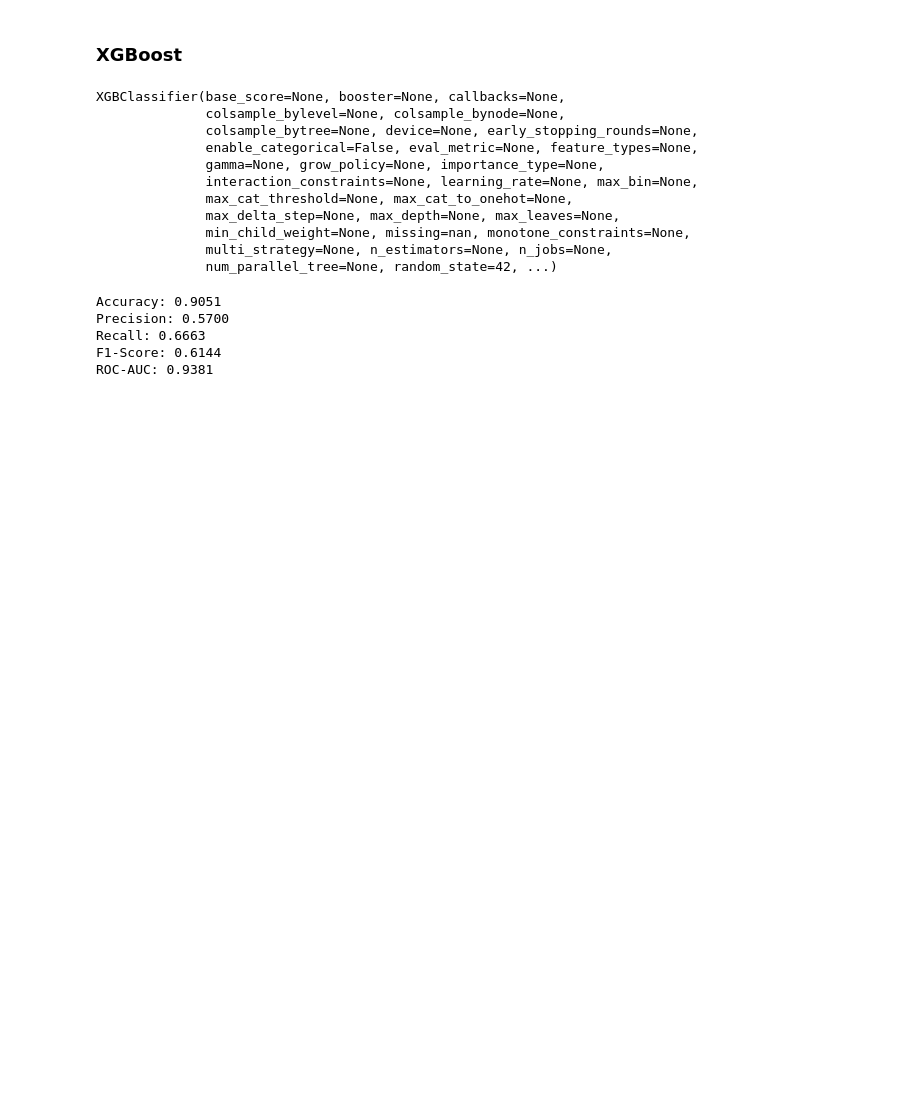
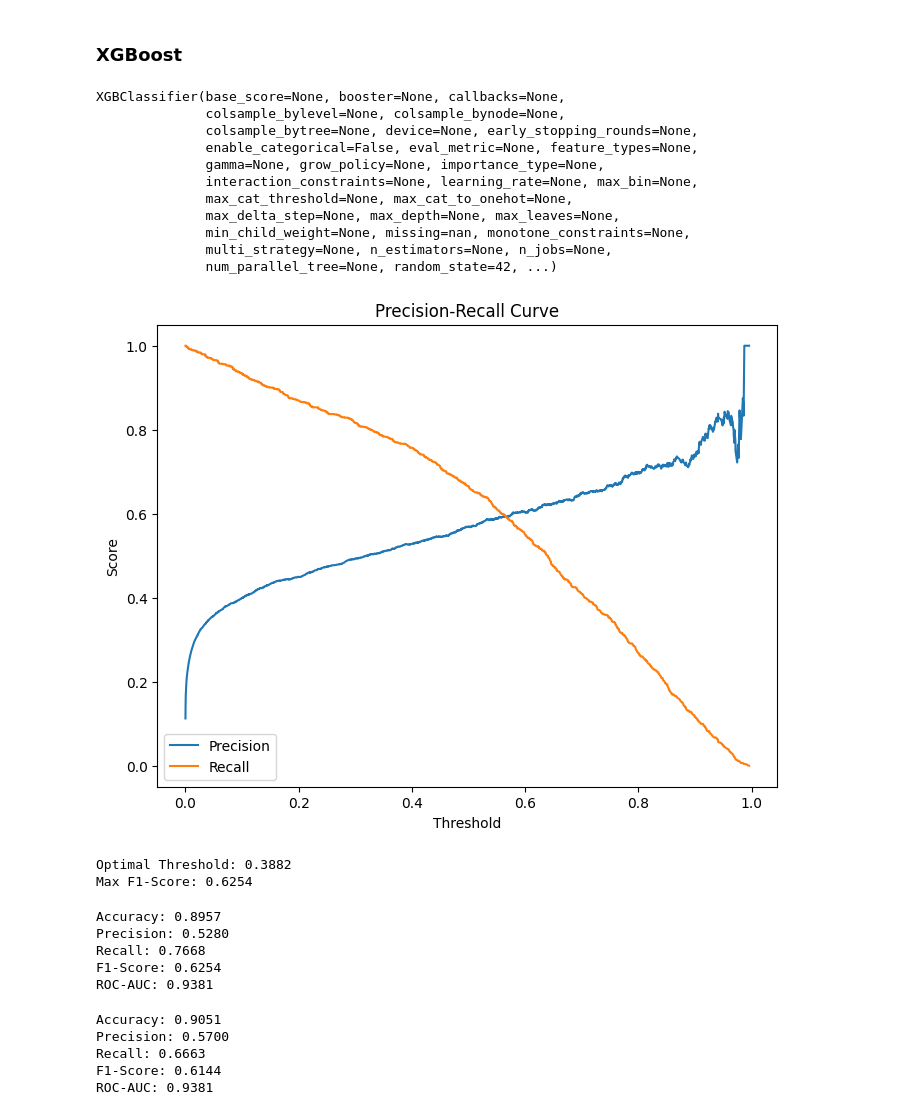
Before and after one commit to joedemcher/bank-marketing, a Jupyter notebook: Bank Marketing Analysis.ipynb, the cells around one changed output. Drawn from its saved outputs; the diff is of its cells as text; code cells hidden in the pictures; blank space fills up the shorter version.

Commit message:
maximize f1-score
Signed-off-by: Joseph Demcher <git@joedem.ch>

```diff
--- a/Bank Marketing Analysis.ipynb
+++ b/Bank Marketing Analysis.ipynb
@@ -269,3 +269,32 @@ XGBClassifier(base_score=None, booster=None, callbacks=None,
 # %%
 y_pred_xgb = xgb_model.predict(X_test)
 y_pred_proba_xgb = xgb_model.predict_proba(X_test)[:, 1]
+# %%
+precision, recall, thresholds = precision_recall_curve(y_test, y_pred_proba_xgb)
+
+if np.isscalar(precision) or np.isscalar(recall):
+    raise ValueError("precision and recall must be arrays, not scalars.")
+
+# Plot precision-recall curve
+plt.figure(figsize=(8, 6))
+plt.plot(thresholds, precision[:-1], label='Precision')
+plt.plot(thresholds, recall[:-1], label='Recall')
+plt.xlabel('Threshold')
+plt.ylabel('Score')
+plt.title('Precision-Recall Curve')
+plt.legend()
+plt.show()
+# %% [output]
+[figure, added]
+# %%
+f1_scores = 2 * (precision * recall) / (precision + recall)
+f1_scores = np.nan_to_num(f1_scores, nan=0)
+
+optimal_idx = np.argmax(f1_scores)
+optimal_threshold = thresholds[optimal_idx]
+
+print(f"Optimal Threshold: {optimal_threshold:.4f}")
+print(f"Max F1-Score: {f1_scores[optimal_idx]:.4f}")
+# %% [output]
+Optimal Threshold: 0.3882
+Max F1-Score: 0.6254
@@ -272 +303,19 @@ y_pred_proba_xgb = xgb_model.predict_proba(X_test)[:, 1]
+# %%
+accuracy = accuracy_score(y_test, y_pred_xgb_optimal)
+precision = precision_score(y_test, y_pred_xgb_optimal)
+recall = recall_score(y_test, y_pred_xgb_optimal)
+f1 = f1_score(y_test, y_pred_xgb_optimal)
+roc_auc = roc_auc_score(y_test, y_pred_proba_xgb)
+
+print(f"Accuracy: {accuracy:.4f}")
+print(f"Precision: {precision:.4f}")
+print(f"Recall: {recall:.4f}")
+print(f"F1-Score: {f1:.4f}")
+print(f"ROC-AUC: {roc_auc:.4f}")
+# %% [output]
+Accuracy: 0.8957
+Precision: 0.5280
+Recall: 0.7668
+F1-Score: 0.6254
+ROC-AUC: 0.9381
 # %%
```
Also changed, not shown: parts of 2 cells of this notebook.
